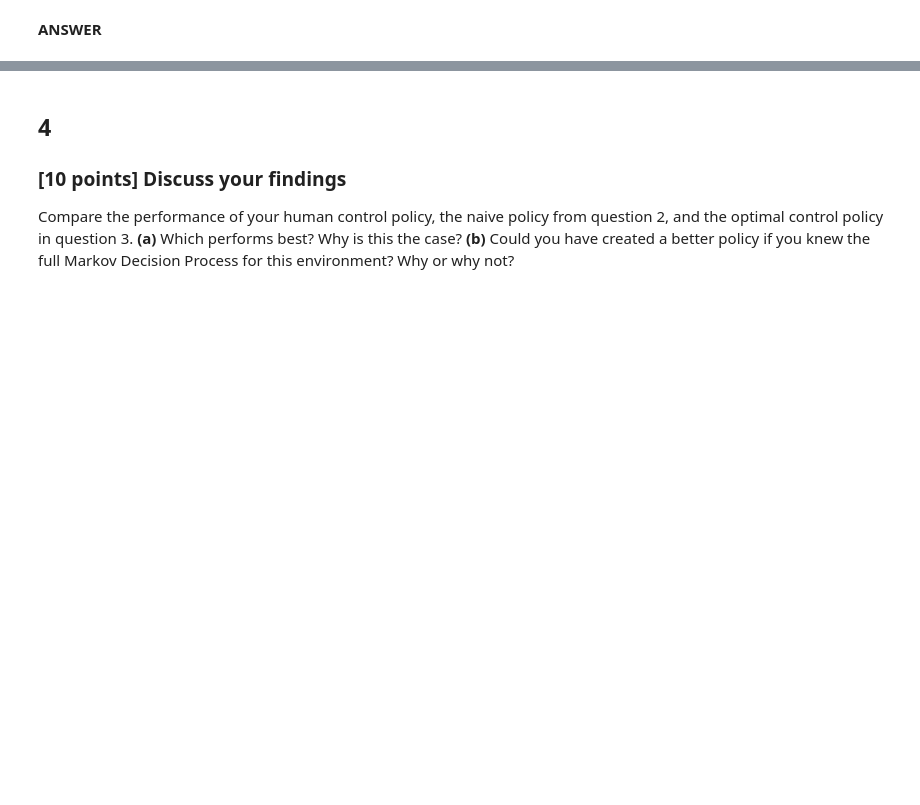
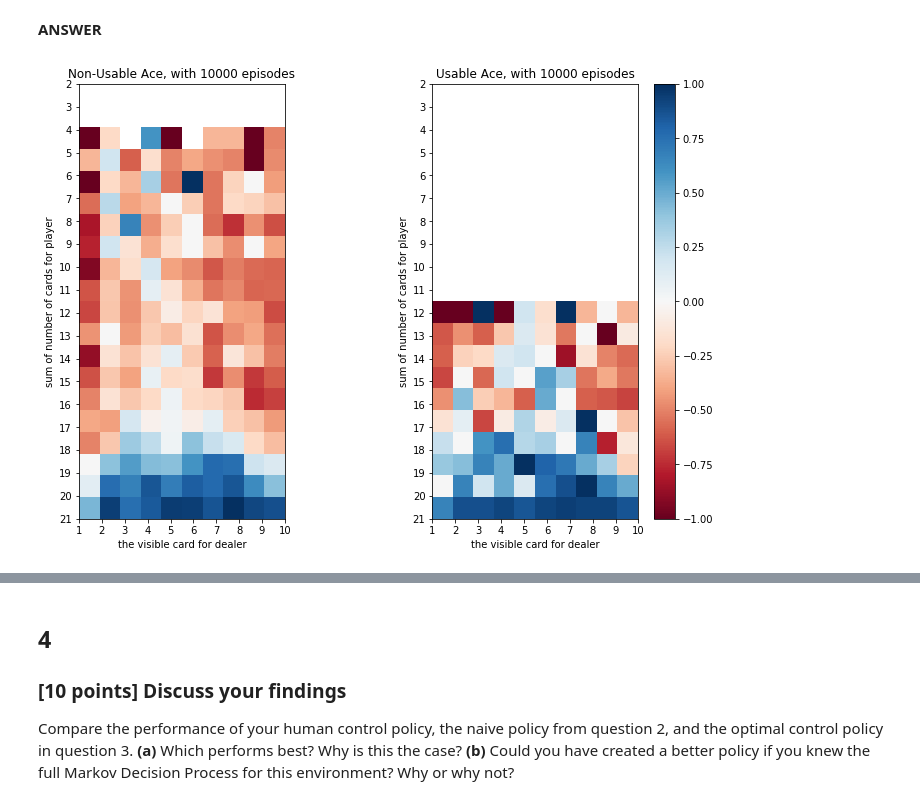
Before and after one commit to chrimiway/machine-learning-course, a Jupyter notebook: Assignment5.ipynb, the cells around one changed output, grey strips where cells are left out. Cells and saved outputs as stored; diff of their text form; code cells hidden in the pictures; blank space fills up the shorter version.

```diff
--- a/Assignment5.ipynb
+++ b/Assignment5.ipynb
@@ -398,0 +502,35 @@ Show your result by plotting the optimal value function: $V^*(s) = max_a Q^*(s,a
+# %%
+episodes = 10000
+mcc = Monte_Carlo_Control()
+mcc.run(episodes)
+
+action_value = np.divide(mcc.action_value, mcc.action_value_counter)
+action_value = np.max(action_value, axis=3)
+
+val_mat_nonusable = action_value[:, :, 0]
+val_mat_usable = action_value[:, :, 1]
+# %%
+import matplotlib.pyplot as plt
+plt.figure(figsize=(12, 8))
+plt.subplot(121)
+plt.imshow(val_mat_nonusable, extent=[1,10,21,2],
+           cmap='RdBu')
+plt.title("Non-Usable Ace, with {} episodes".format(episodes))
+plt.xticks(np.arange(1, 11, step=1))
+plt.yticks(np.arange(2, 22, step=1))
+plt.xlabel("the visible card for dealer")
+plt.ylabel("sum of number of cards for player")
+
+plt.subplot(122)
+plt.imshow(val_mat_usable, extent=[1,10,21,2],
+           cmap='RdBu')
+plt.title("Usable Ace, with {} episodes".format(episodes))
+plt.xticks(np.arange(1, 11, step=1))
+plt.yticks(np.arange(2, 22, step=1))
+plt.xlabel("the visible card for dealer")
+plt.ylabel("sum of number of cards for player")
+
+plt.colorbar()
+plt.show()
+# %% [output]
+[figure, added]
```
Also changed, not shown: parts of 4 cells of this notebook.
